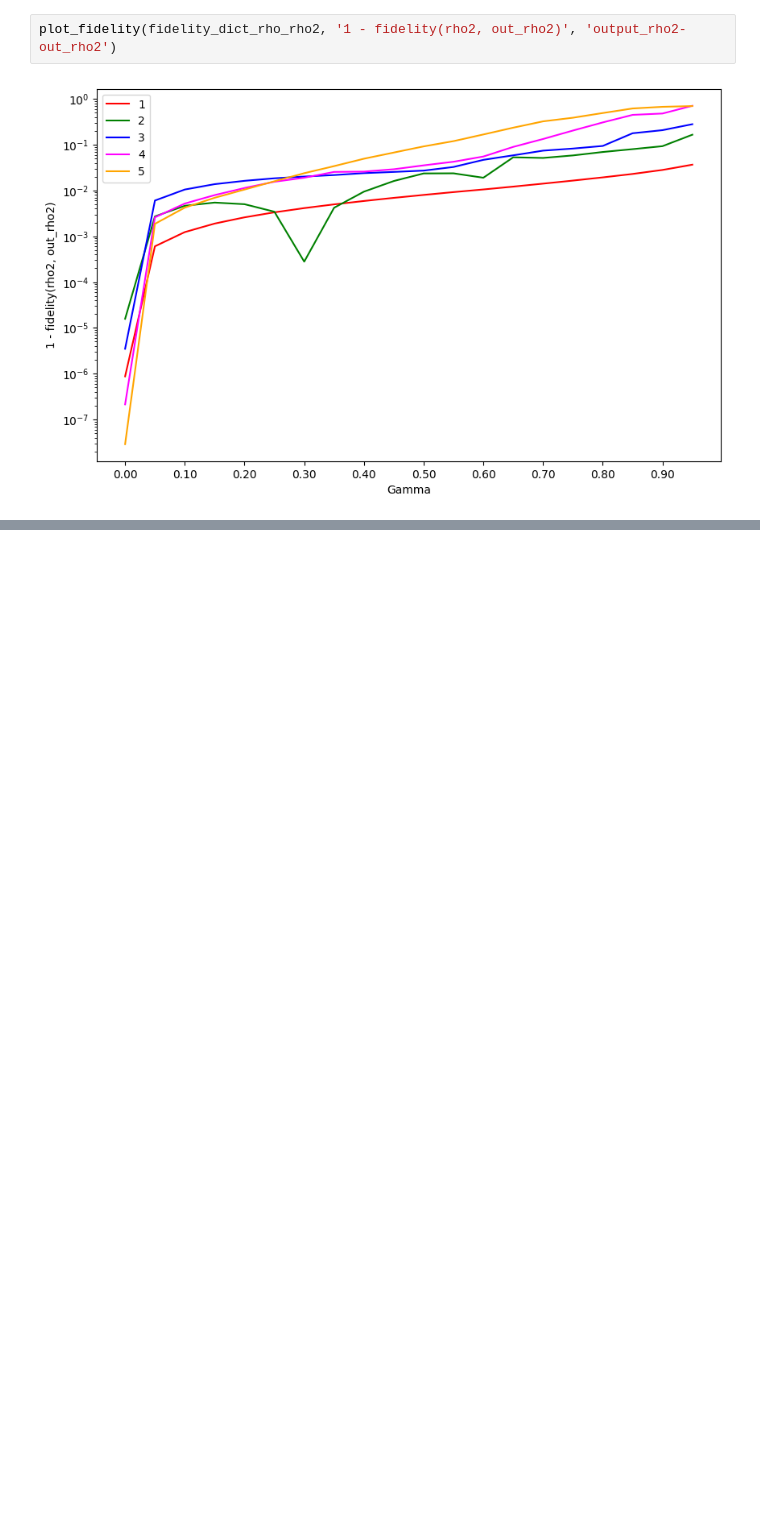
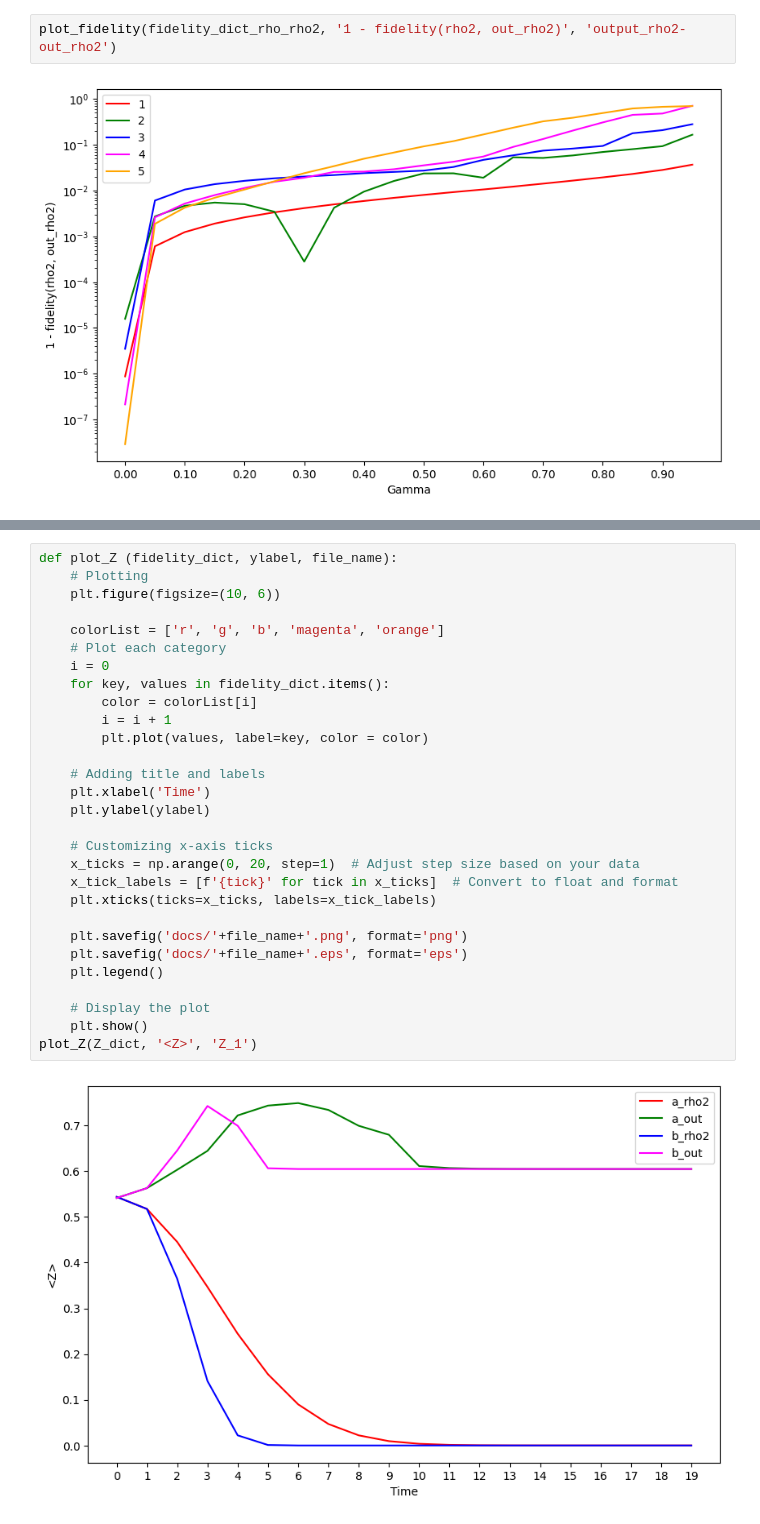
Before and after one commit to vutuanhai237/QuantumTomography, a Jupyter notebook: plot_result.ipynb, the cells around one changed output, grey strips where cells are left out. Cells and saved outputs as stored; diff of their text form; blank space fills up the shorter version.

```diff
--- a/plot_result.ipynb
+++ b/plot_result.ipynb
@@ -227,0 +178,31 @@ print(M_dict)
+# %%
+def plot_Z (fidelity_dict, ylabel, file_name):
+    # Plotting
+    plt.figure(figsize=(10, 6))
+
+    colorList = ['r', 'g', 'b', 'magenta', 'orange']
+    # Plot each category
+    i = 0
+    for key, values in fidelity_dict.items():
+        color = colorList[i]
+        i = i + 1
+        plt.plot(values, label=key, color = color)
+
+    # Adding title and labels
+    plt.xlabel('Time')
+    plt.ylabel(ylabel)
+
+    # Customizing x-axis ticks
+    x_ticks = np.arange(0, 20, step=1)  # Adjust step size based on your data
+    x_tick_labels = [f'{tick}' for tick in x_ticks]  # Convert to float and format
+    plt.xticks(ticks=x_ticks, labels=x_tick_labels)
+
+    plt.savefig('docs/'+file_name+'.png', format='png')
+    plt.savefig('docs/'+file_name+'.eps', format='eps')
+    plt.legend()
+
+    # Display the plot
+    plt.show()
+plot_Z(Z_dict, '<Z>', 'Z_1')
+# %% [output]
+[figure, added]
```
Also changed, not shown: parts of 6 cells of this notebook, 4 other files.
